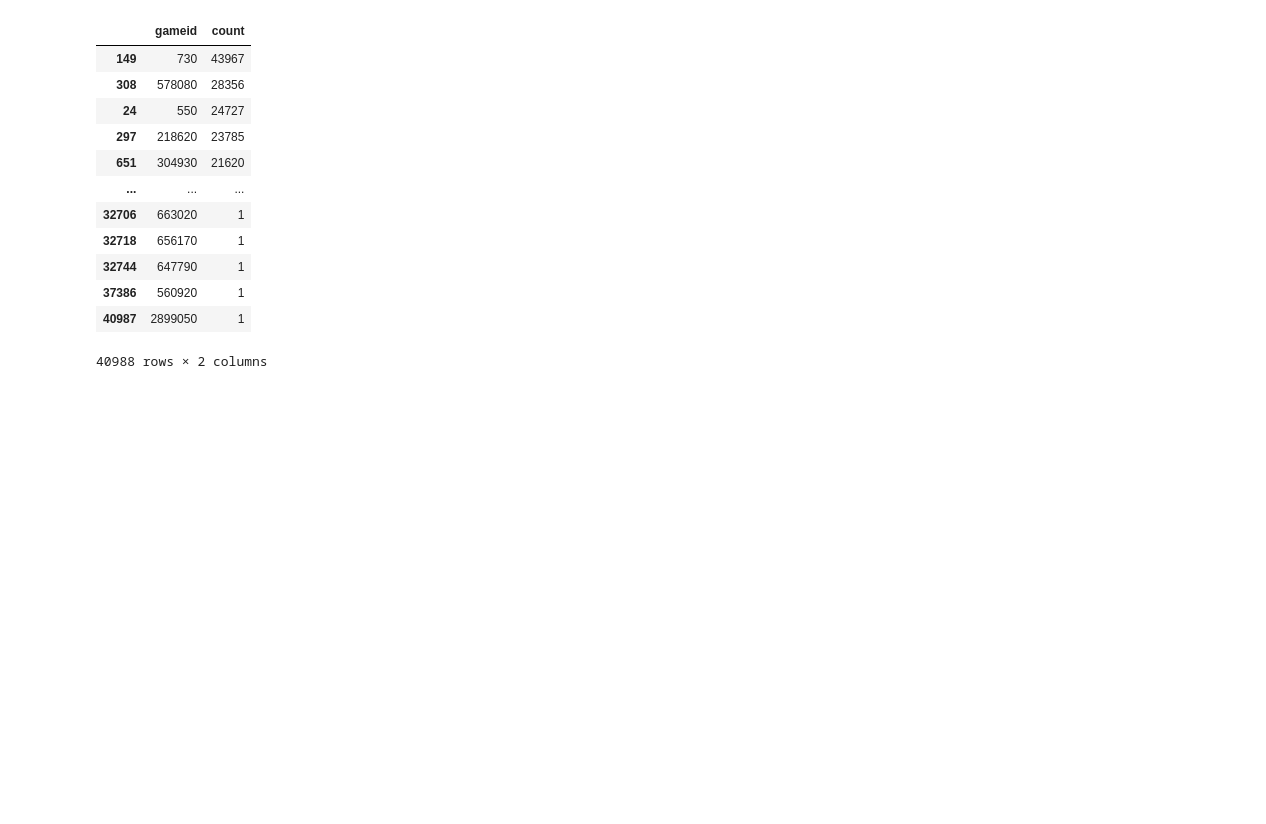
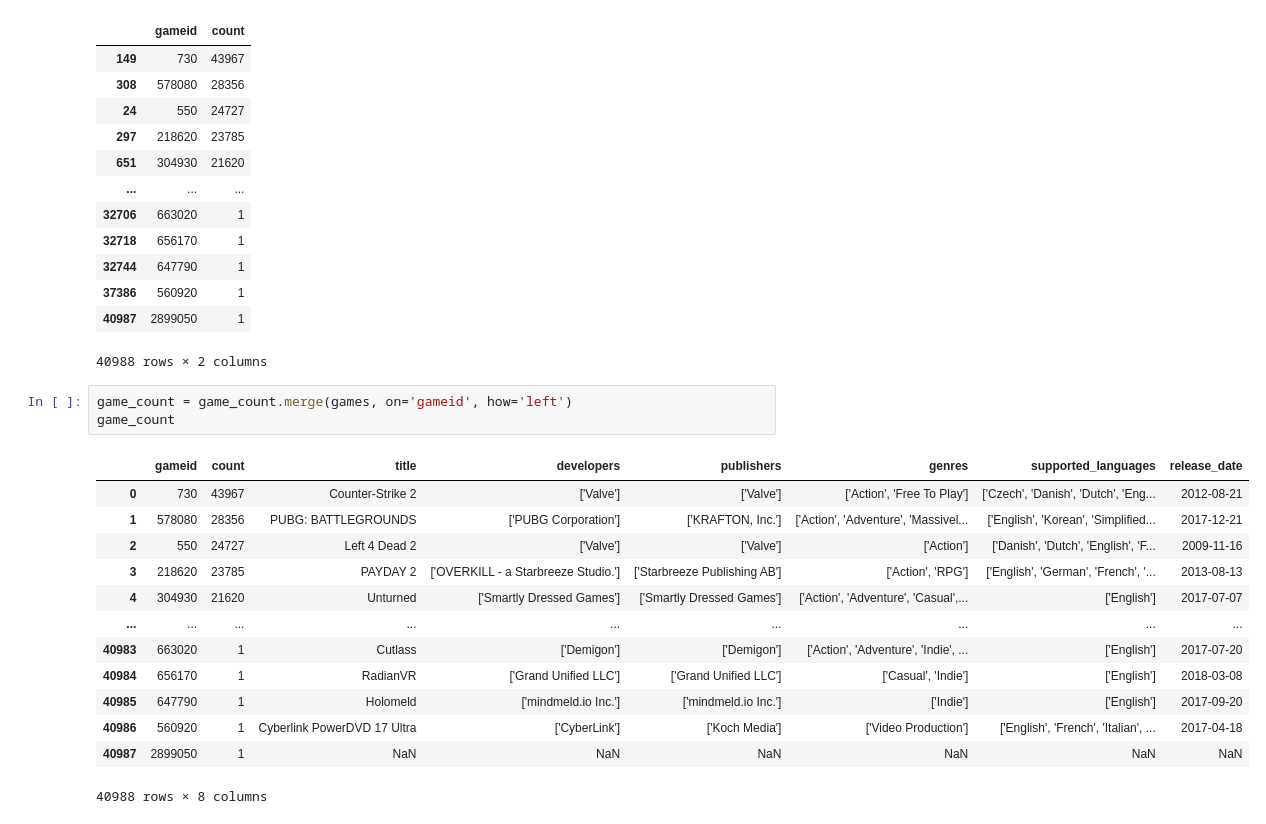
Before and after one commit to azkhaizio/steam_sales_cs2, a Jupyter notebook: steam_player_behaviour.ipynb, the cells around one changed output. Drawn from its saved outputs; the diff is of its cells as text; blank space fills up the shorter version.

```diff
--- a/steam_player_behaviour.ipynb
+++ b/steam_player_behaviour.ipynb
@@ -209,3 +209,20 @@ game_count
 | 37386 | 560920 | 1 |
 | 40987 | 2899050 | 1 |
 40988 rows × 2 columns
+# %%
+game_count = game_count.merge(games, on='gameid', how='left')
+game_count
+# %% [output]
+|  | gameid | count | title | developers | publishers | genres | supported_languages | release_date |
+| 0 | 730 | 43967 | Counter-Strike 2 | ['Valve'] | ['Valve'] | ['Action', 'Free To Play'] | ['Czech', 'Danish', 'Dutch', 'Eng... | 2012-08-21 |
+| 1 | 578080 | 28356 | PUBG: BATTLEGROUNDS | ['PUBG Corporation'] | ['KRAFTON, Inc.'] | ['Action', 'Adventure', 'Massivel... | ['English', 'Korean', 'Simplified... | 2017-12-21 |
+| 2 | 550 | 24727 | Left 4 Dead 2 | ['Valve'] | ['Valve'] | ['Action'] | ['Danish', 'Dutch', 'English', 'F... | 2009-11-16 |
+| 3 | 218620 | 23785 | PAYDAY 2 | ['OVERKILL - a Starbreeze Studio.'] | ['Starbreeze Publishing AB'] | ['Action', 'RPG'] | ['English', 'German', 'French', '... | 2013-08-13 |
+| 4 | 304930 | 21620 | Unturned | ['Smartly Dressed Games'] | ['Smartly Dressed Games'] | ['Action', 'Adventure', 'Casual',... | ['English'] | 2017-07-07 |
+| ... | ... | ... | ... | ... | ... | ... | ... | ... |
+| 40983 | 663020 | 1 | Cutlass | ['Demigon'] | ['Demigon'] | ['Action', 'Adventure', 'Indie', ... | ['English'] | 2017-07-20 |
+| 40984 | 656170 | 1 | RadianVR | ['Grand Unified LLC'] | ['Grand Unified LLC'] | ['Casual', 'Indie'] | ['English'] | 2018-03-08 |
+| 40985 | 647790 | 1 | Holomeld | ['mindmeld.io Inc.'] | ['mindmeld.io Inc.'] | ['Indie'] | ['English'] | 2017-09-20 |
+| 40986 | 560920 | 1 | Cyberlink PowerDVD 17 Ultra | ['CyberLink'] | ['Koch Media'] | ['Video Production'] | ['English', 'French', 'Italian', ... | 2017-04-18 |
+| 40987 | 2899050 | 1 | NaN | NaN | NaN | NaN | NaN | NaN |
+40988 rows × 8 columns
```
Also changed, not shown: parts of 1 cell of this notebook.
